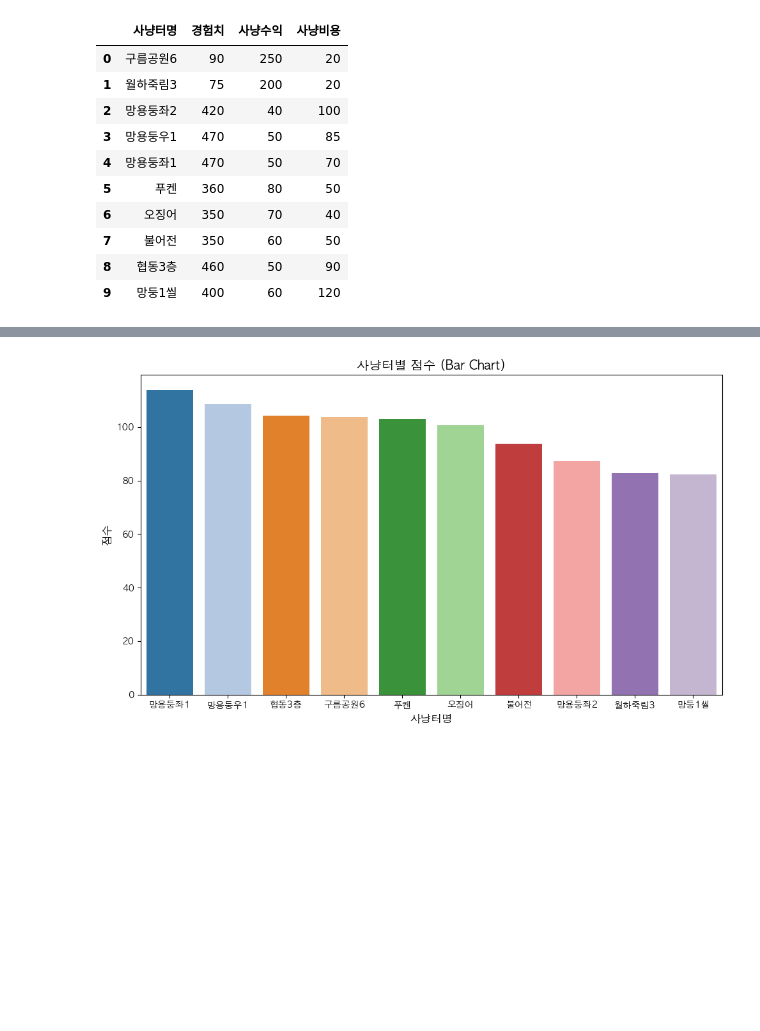
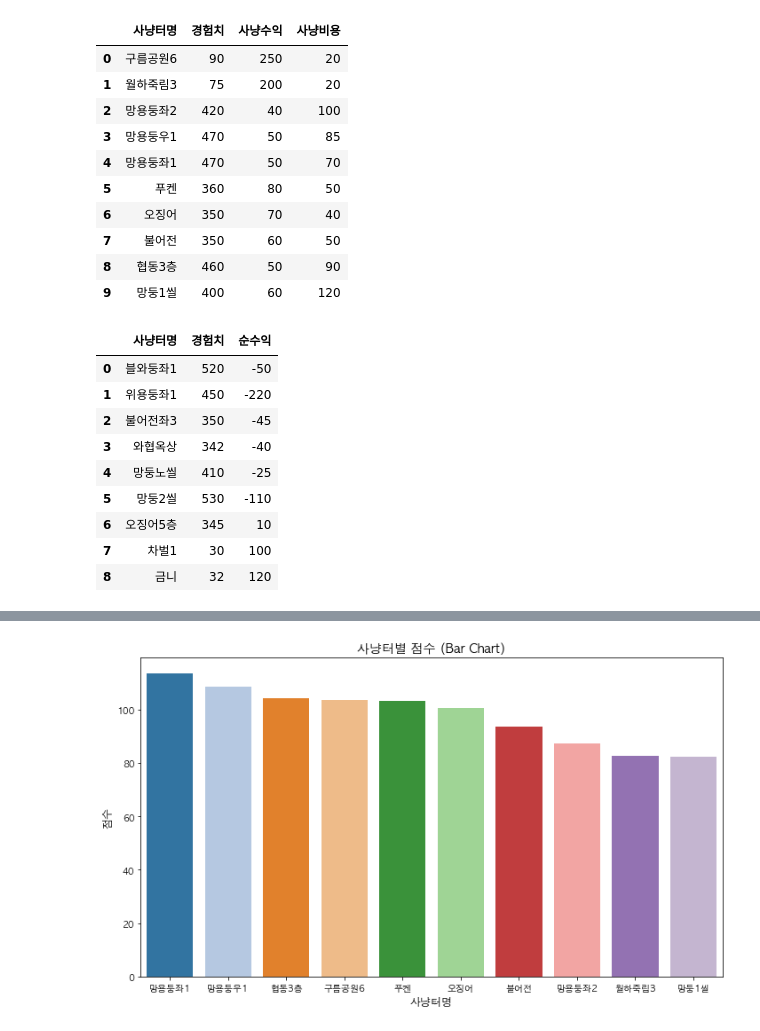
Before and after one commit to jongwonIee/mapleland, a Jupyter notebook: party/efficiency/exp_profit.ipynb, the cells around one changed output, grey strips where cells are left out. Cells and saved outputs as stored; diff of their text form; code cells hidden in the pictures; blank space fills up the shorter version.

```diff
--- a/party/efficiency/exp_profit.ipynb
+++ b/party/efficiency/exp_profit.ipynb
@@ -34,6 +34,28 @@ df
 | 7 | 불어전 | 350 | 60 | 50 |
 | 8 | 협동3층 | 460 | 50 | 90 |
 | 9 | 망둥1씰 | 400 | 60 | 120 |
+# %%
+# Crusader
+data = {
+    "사냥터명": ["블와둥좌1", "위용둥좌1", "불어전좌3", "와협옥상", "망둥노씰", "망둥2씰", "오징어5층", "차벌1", "금니"],
+    "경험치": [520, 450, 350, 342, 410, 530, 345, 30, 32],
+    "순수익": [-50, -220, -45, -40, -25, -110, 10, 100, 120]
+}
+
+# DataFrame creation
+df = pd.DataFrame(data)
+df
+# %% [output]
+|  | 사냥터명 | 경험치 | 순수익 |
+| 0 | 블와둥좌1 | 520 | -50 |
+| 1 | 위용둥좌1 | 450 | -220 |
+| 2 | 불어전좌3 | 350 | -45 |
+| 3 | 와협옥상 | 342 | -40 |
+| 4 | 망둥노씰 | 410 | -25 |
+| 5 | 망둥2씰 | 530 | -110 |
+| 6 | 오징어5층 | 345 | 10 |
+| 7 | 차벌1 | 30 | 100 |
+| 8 | 금니 | 32 | 120 |
 # %%
 # Calculate 순수익 (Net Profit)
 df['순수익'] = df['사냥수익'] - df['사냥비용']
```
Also changed, not shown: parts of 3 cells of this notebook, 26 other files.
